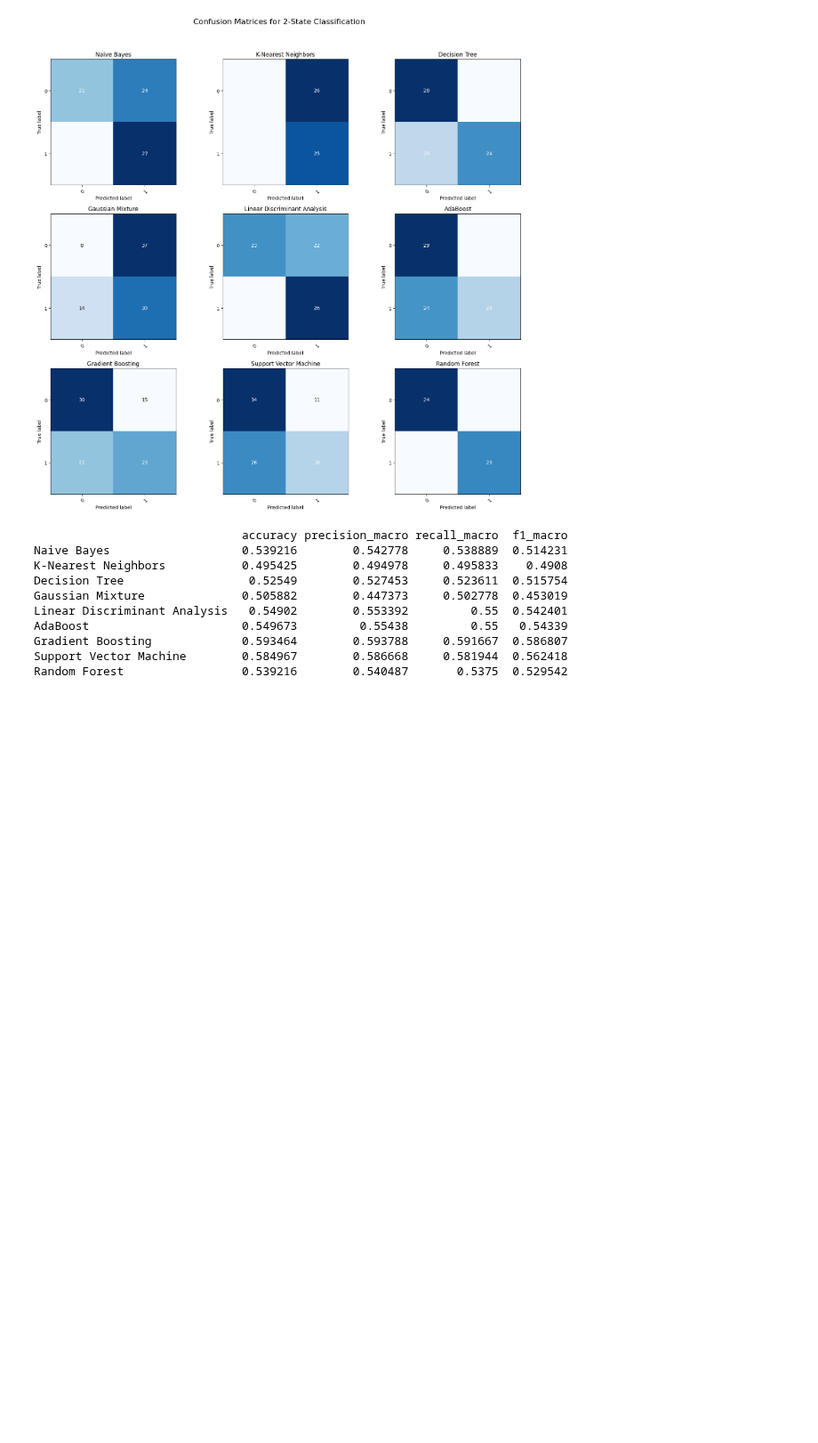
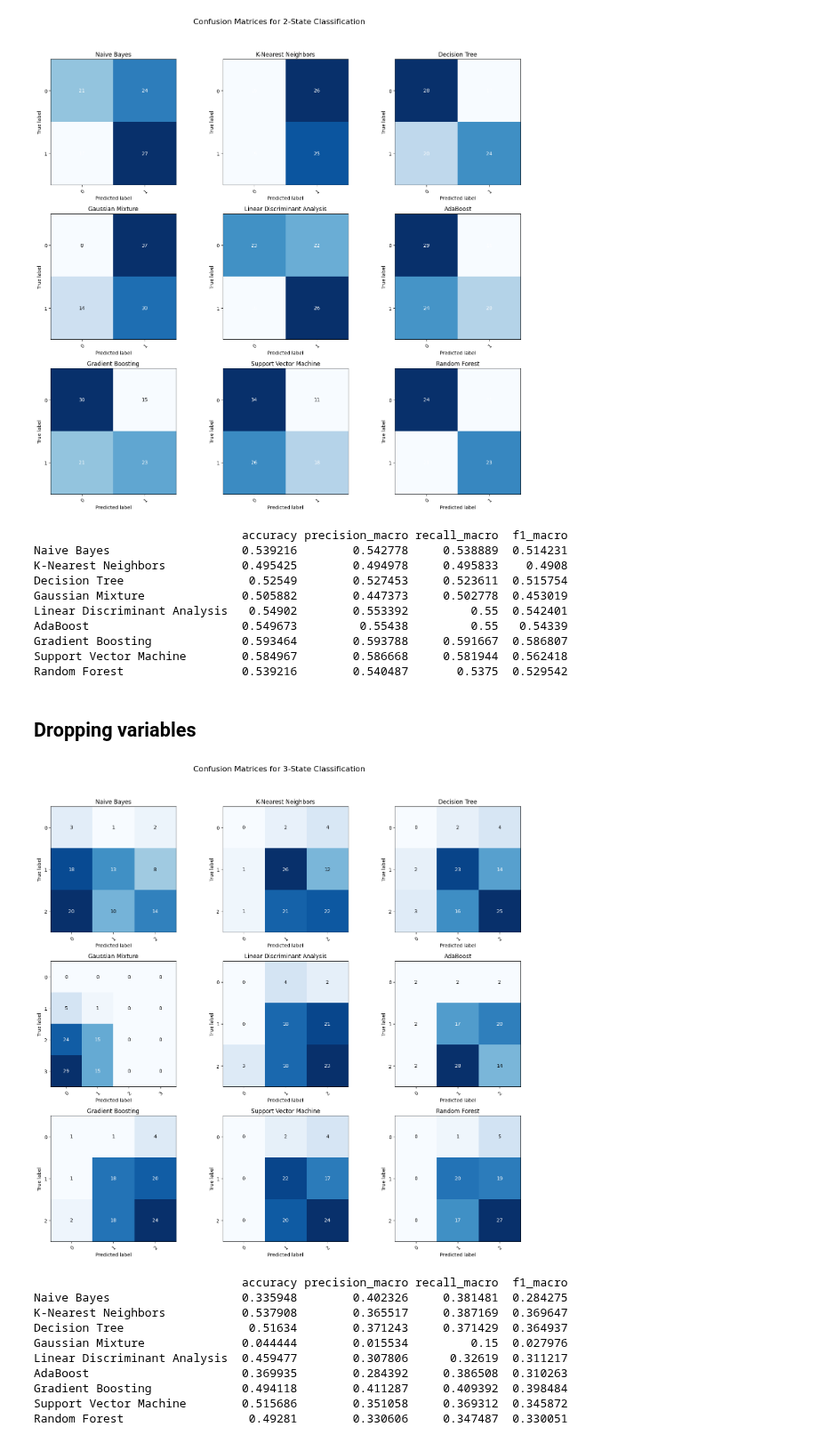
Before and after one commit to borbregant/ai_tandem_learning, a Jupyter notebook: analiza_test.ipynb, the cells around one changed output. Shown at 89% size. Saved outputs shown, nothing was run; the diff lists cells and outputs as text; code cells hidden in the pictures; blank space fills up the shorter version.

```diff
--- a/analiza_test.ipynb
+++ b/analiza_test.ipynb
@@ -223,3 +223,81 @@ AdaBoost                      0.549673         0.55438         0.55   0.54339
 Gradient Boosting             0.593464        0.593788     0.591667  0.586807
 Support Vector Machine        0.584967        0.586668     0.581944  0.562418
 Random Forest                 0.539216        0.540487       0.5375  0.529542
+# %% [markdown]
+## Dropping variables
+# %%
+import numpy as np
+import matplotlib.pyplot as plt
+import pandas as pd
+from sklearn.model_selection import cross_validate, StratifiedKFold, cross_val_predict
+from sklearn.metrics import confusion_matrix
+from sklearn.naive_bayes import GaussianNB
+from sklearn.neighbors import KNeighborsClassifier
+from sklearn.tree import DecisionTreeClassifier
+from sklearn.mixture import GaussianMixture
+from sklearn.discriminant_analysis import LinearDiscriminantAnalysis
+from sklearn.ensemble import AdaBoostClassifier, GradientBoostingClassifier, RandomForestClassifier
+from sklearn.svm import SVC
+
+X=X.drop(["Motivacija", "Anksioznost", "Introvertiranost", "Sensing", "Feeling", "Judging"], axis=1)
+
+# Create a figure with subplots for confusion matrices
+fig, axs = plt.subplots(3, 3, figsize=(15, 15))
+fig.suptitle('Confusion Matrices for 3-State Classification', fontsize=16)
+
+# Create an empty DataFrame to store results
+results_df = pd.DataFrame(index=classifier_names, columns=scoring)
+
+# Perform 5-fold cross-validation for each classifier
+for clf, name, ax in zip(classifiers, classifier_names, axs.flatten()):
+    cv = StratifiedKFold(n_splits=5, shuffle=True, random_state=42)
+
+    # Cross-validation scores
+    scores = cross_validate(clf, X, y, cv=cv, scoring=scoring)
+
+    # Update results_df with mean scores
+    for metric in scoring:
+        results_df.loc[name, metric] = np.mean(scores[f'test_{metric}'])
+
+    # Confusion matrix
+    y_pred = cross_val_predict(clf, X, y, cv=cv)
+    cm = confusion_matrix(y, y_pred)
+
+    # Plot confusion matrix
+    im = ax.imshow(cm, interpolation='nearest', cmap=plt.cm.Blues)
+    ax.set(xticks=np.arange(cm.shape[1]),
+           yticks=np.arange(cm.shape[0]),
+           title=name,
+           xlabel='Predicted label',
+           ylabel='True label')
+    plt.setp(ax.get_xticklabels(), rotation=45, ha="right", rotation_mode="anchor")
+
+    # Add values in the cells
+    for i in range(cm.shape[0]):
+        for j in range(cm.shape[1]):
+            ax.text(j, i, format(cm[i, j], 'd'), ha="center", va="center",
+                    color="white" if cm[i, j] > cm.max() / 2 else "black")
+
+# Adjust layout and show the plot
+plt.tight_layout(rect=[0, 0.03, 1, 0.95])
+plt.show()
+
+# Display the results table
+print(results_df)
+
+results_df = results_df.applymap(lambda x: round(x, 2) if isinstance(x, (int, float)) else x)
+
+# Save to CSV
+results_df.to_csv('classification_3_state.csv', index=False)
+# %% [output]
+[figure, added]
+                              accuracy precision_macro recall_macro  f1_macro
+Naive Bayes                   0.335948        0.402326     0.381481  0.284275
+K-Nearest Neighbors           0.537908        0.365517     0.387169  0.369647
+Decision Tree                  0.51634        0.371243     0.371429  0.364937
+Gaussian Mixture              0.044444        0.015534         0.15  0.027976
+Linear Discriminant Analysis  0.459477        0.307806      0.32619  0.311217
+AdaBoost                      0.369935        0.284392     0.386508  0.310263
+Gradient Boosting             0.494118        0.411287     0.409392  0.398484
+Support Vector Machine        0.515686        0.351058     0.369312  0.345872
+Random Forest                  0.49281        0.330606     0.347487  0.330051
```
